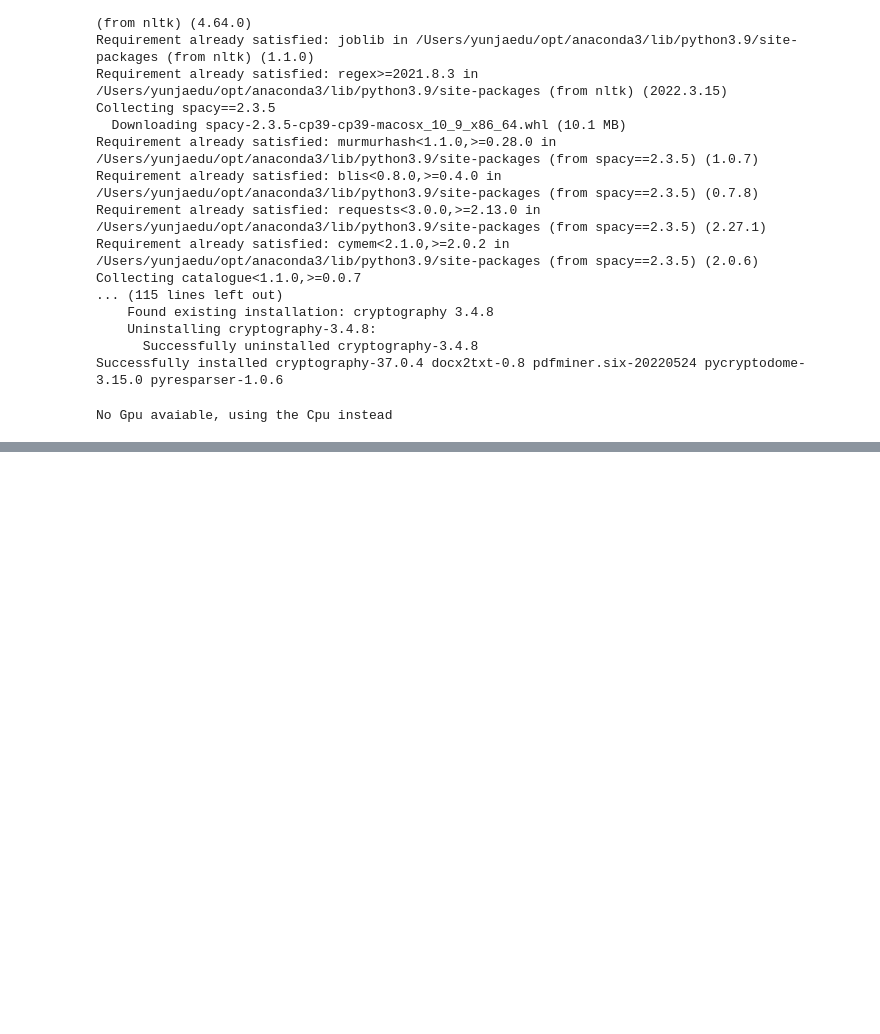
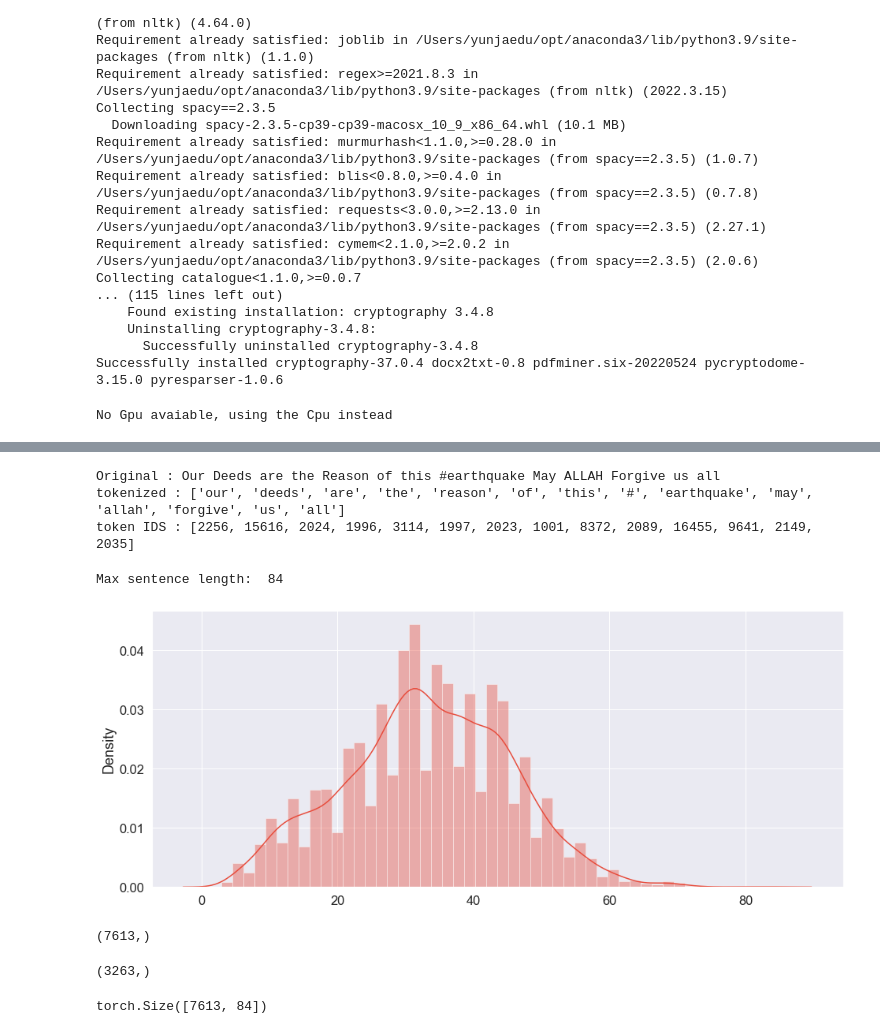
Before and after one commit to JPJD-TIL/TIL, a Jupyter notebook: jd/kaggle1.ipynb, the cells around one changed output, grey strips where cells are left out. Cells and saved outputs as stored; diff of their text form; code cells hidden in the pictures; blank space fills up the shorter version.

Commit message:
[STASH] Kaggle ~ test vesion of adjusting

```diff
--- a/jd/kaggle1.ipynb
+++ b/jd/kaggle1.ipynb
@@ -623,0 +634,4 @@ No Gpu avaiable, using the Cpu instead
+# %%
+combined = pd.concat([train, test])
+display(combined)
+combined = combined.text.values
@@ -623,0 +652,51 @@ No Gpu avaiable, using the Cpu instead
+# %%
+# Lowercase!!
+tokenizer = BertTokenizer.from_pretrained('bert-large-uncased', do_lower_case=True)
+# %%
+print(f'Original : {combined[0]}')
+print(f'tokenized : {tokenizer.tokenize(combined[0])}') # lowercase automathically
+print(f'token IDS : {tokenizer.convert_tokens_to_ids(tokenizer.tokenize(combined[0]))}')
+# %% [output]
+Original : Our Deeds are the Reason of this #earthquake May ALLAH Forgive us all
+tokenized : ['our', 'deeds', 'are', 'the', 'reason', 'of', 'this', '#', 'earthquake', 'may', 'allah', 'forgive', 'us', 'all']
+token IDS : [2256, 15616, 2024, 1996, 3114, 1997, 2023, 1001, 8372, 2089, 16455, 9641, 2149, 2035]
+# %%
+max_len = 0
+
+
+# Find Max len & Add speical tokens
+
+for text in combined:
+     input_ids = tokenizer.encode(text, add_special_tokens=True)
+     max_len = max_len = max(max_len, len(input_ids))
+
+print('Max sentence length: ', max_len)
+# %% [output]
+Max sentence length:  84
+# %%
+# Make list of sentence lengths
+
+
+token_lens = []
+
+for text in combined:
+    tokens = tokenizer.encode(text, max_length = 512)
+    token_lens.append(len(tokens))
+# %%
+# Displaying sentence length dist.
+
+fig, axes = plt.subplots(figsize=(14, 6))
+sns.distplot(token_lens, color='#e74c3c')
+plt.show()
+# %% [output]
+[figure, added]
+# %%
+train= combined[:idx]
+test = combined[idx:]
+train.shape
+# %% [output]
+(7613,)
+# %%
+test.shape
+# %% [output]
+(3263,)
@@ -623,0 +746,4 @@ No Gpu avaiable, using the Cpu instead
+# %%
+input_ids.shape
+# %% [output]
+torch.Size([7613, 84])
```
Also changed, not shown: parts of 25 cells of this notebook.
